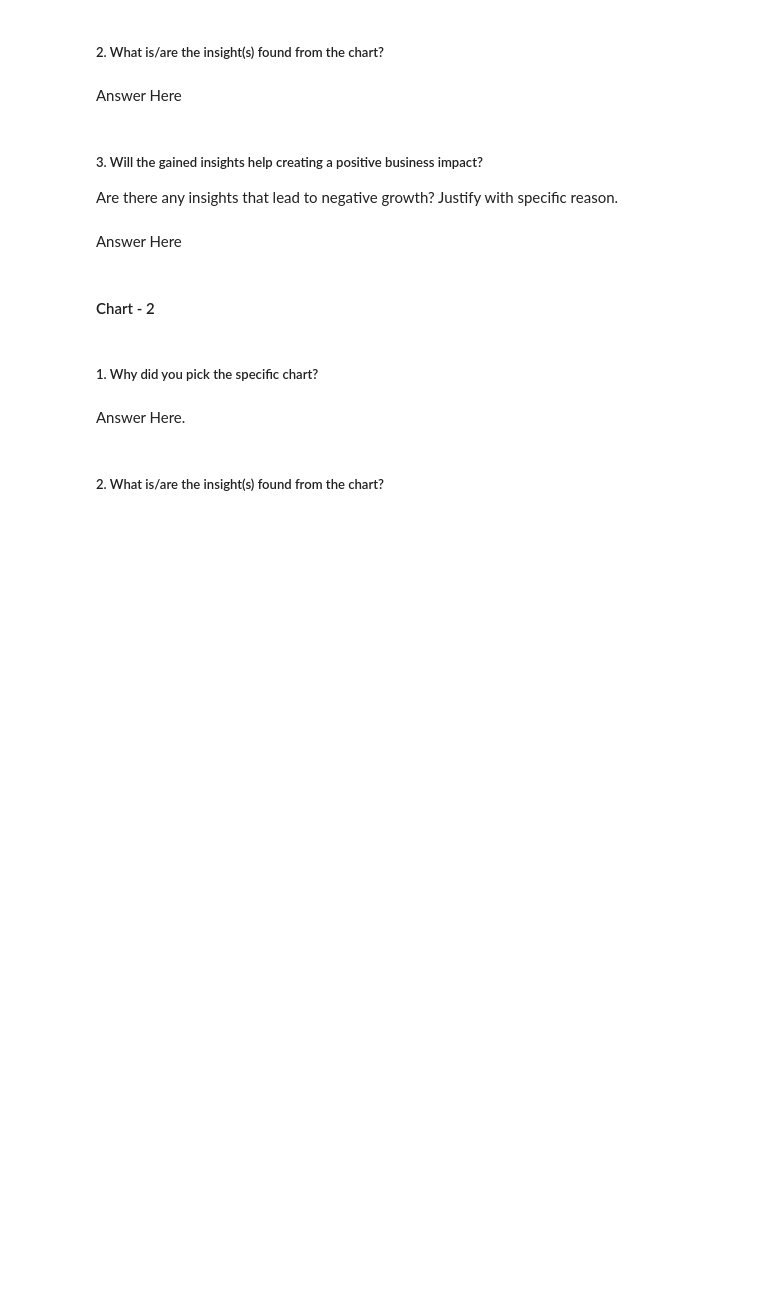
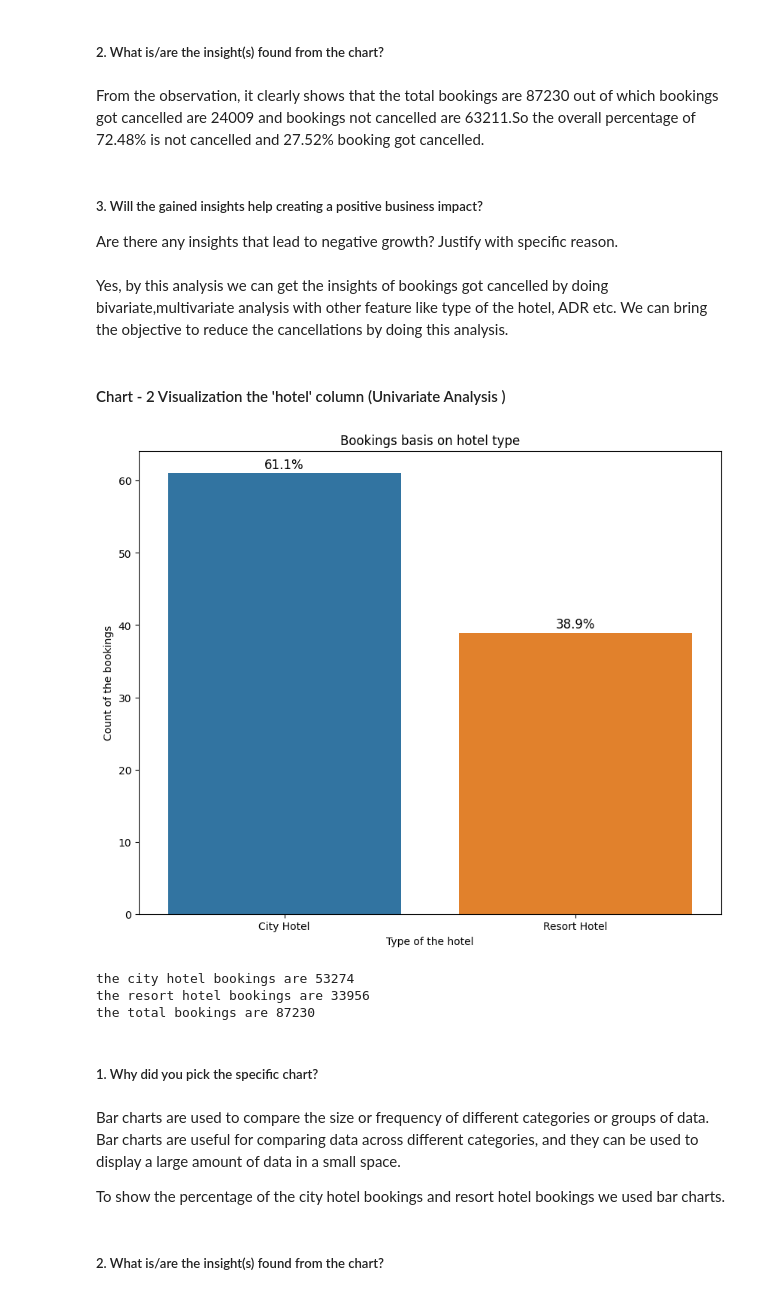
Before and after one commit to Jamal1018/EDA_Hotel_booking_analysis, a Jupyter notebook: EDA_on_Hotel_Booking_Analysis.ipynb, the cells around one changed output. Drawn from its saved outputs; the diff is of its cells as text; code cells hidden in the pictures; blank space fills up the shorter version.

```diff
--- a/EDA_on_Hotel_Booking_Analysis.ipynb
+++ b/EDA_on_Hotel_Booking_Analysis.ipynb
@@ -497,12 +456,12 @@ Bar charts are used to compare the size or frequency of different categories or
 To show the percentage of the cancelled booking and not cancelled booking we used bar charts
 # %% [markdown]
 ##### 2. What is/are the insight(s) found from the chart?
-# %% [markdown]
-Answer Here
+# %% [markdown]
+From the observation, it clearly shows that the total bookings are 87230 out of which bookings got cancelled are 24009 and bookings not cancelled are 63211.So the overall percentage of 72.48% is not cancelled and 27.52% booking got cancelled.
 # %% [markdown]
 ##### 3. Will the gained insights help creating a positive business impact?
 Are there any insights that lead to negative growth? Justify with specific reason.
-# %% [markdown]
-Answer Here
+# %% [markdown]
+Yes, by this analysis we can get the insights of bookings got cancelled by doing bivariate,multivariate analysis with other feature like type of the hotel, ADR etc. We can bring the objective to reduce the cancellations by doing this analysis.
 # %% [markdown]
-#### Chart - 2
+#### Chart - 2 Visualization the 'hotel' column (Univariate Analysis )
@@ -511,6 +468,39 @@ Answer Here
+# %%
+# Plotting graph on 'hotel' column
+df2 = df['hotel'].value_counts()
+x = df2.index
+y = df2.values
+
+plt.figure(figsize= (10,8))
+plots = sns.barplot(x=x, y=y/sum(y)*100)
+
+for bar in plots.patches:
+  plots.annotate(f'{format(bar.get_height(),".1f")}%',
+                 (bar.get_x() + bar.get_width()/2,bar.get_height()),
+                 size = 12, xytext = (0,8), ha ='center',va= 'center',
+                 textcoords = 'offset points')
+
+plt.title('Bookings basis on hotel type')
+plt.xlabel('Type of the hotel')
+plt.ylabel('Count of the bookings')
+plt.show()
+
+city_hotel_bookings = df2[0]
+resort_hotel_bookings = df2[1]
+
+print('the city hotel bookings are',city_hotel_bookings)
+print('the resort hotel bookings are',resort_hotel_bookings)
+print('the total bookings are',total_bookings)
+# %% [output]
+[figure, added]
+the city hotel bookings are 53274
+the resort hotel bookings are 33956
+the total bookings are 87230
 # %% [markdown]
 ##### 1. Why did you pick the specific chart?
-# %% [markdown]
-Answer Here.
+# %% [markdown]
+Bar charts are used to compare the size or frequency of different categories or groups of data. Bar charts are useful for comparing data across different categories, and they can be used to display a large amount of data in a small space.
+
+To show the percentage of the city hotel bookings and resort hotel bookings we used bar charts.
 # %% [markdown]
 ##### 2. What is/are the insight(s) found from the chart?
```
Also changed, not shown: parts of 12 cells of this notebook.
